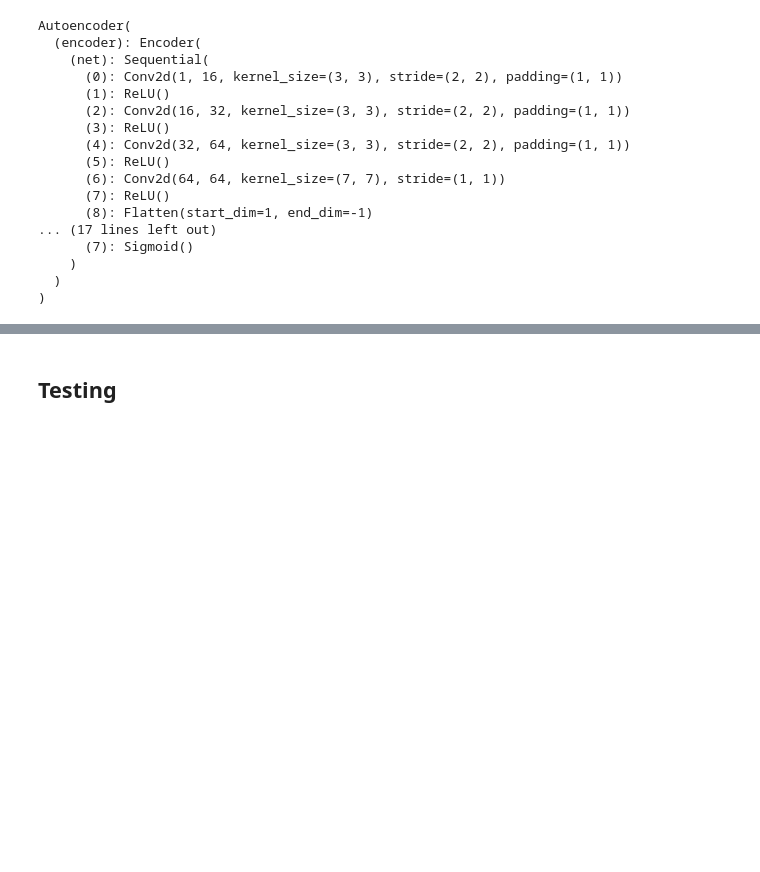
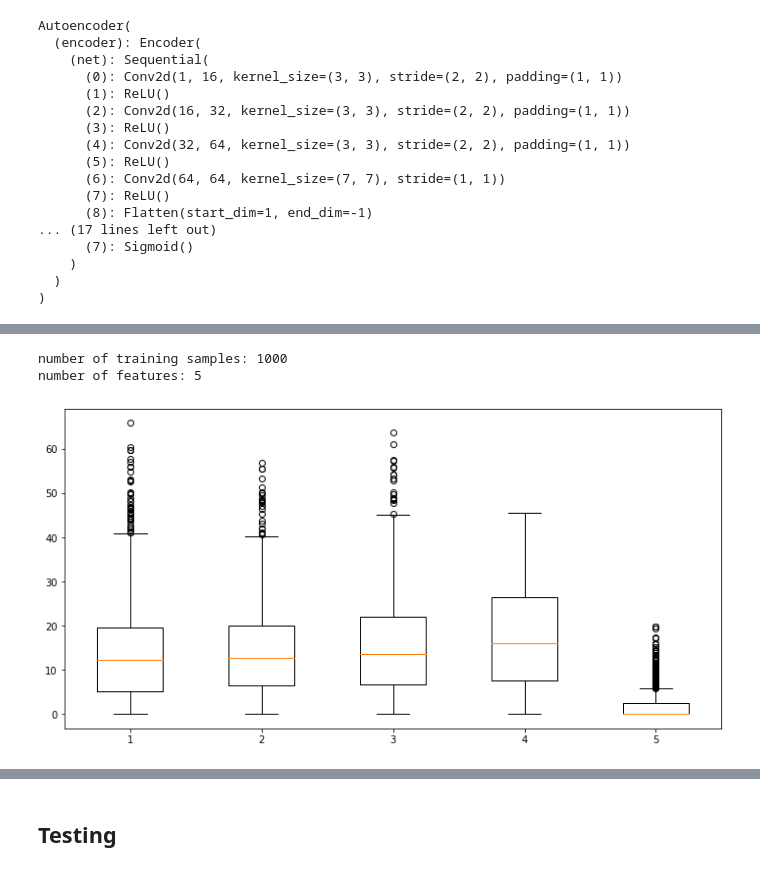
Before and after one commit to HemiaoZhang/CEE316Project, a Jupyter notebook: 2_cnn_autoencoder.ipynb, the cells around one changed output, grey strips where cells are left out. Cells and saved outputs as stored; diff of their text form; code cells hidden in the pictures; blank space fills up the shorter version.

```diff
--- a/2_cnn_autoencoder.ipynb
+++ b/2_cnn_autoencoder.ipynb
@@ -248,0 +318,6 @@ plt.show()
+# %%
+mean_embedding = plot_latent_boxwhisker(model, train_loader)
+# %% [output]
+number of training samples: 1000
+number of features: 5
+[figure, added]
```
Also changed, not shown: parts of 18 cells of this notebook.
